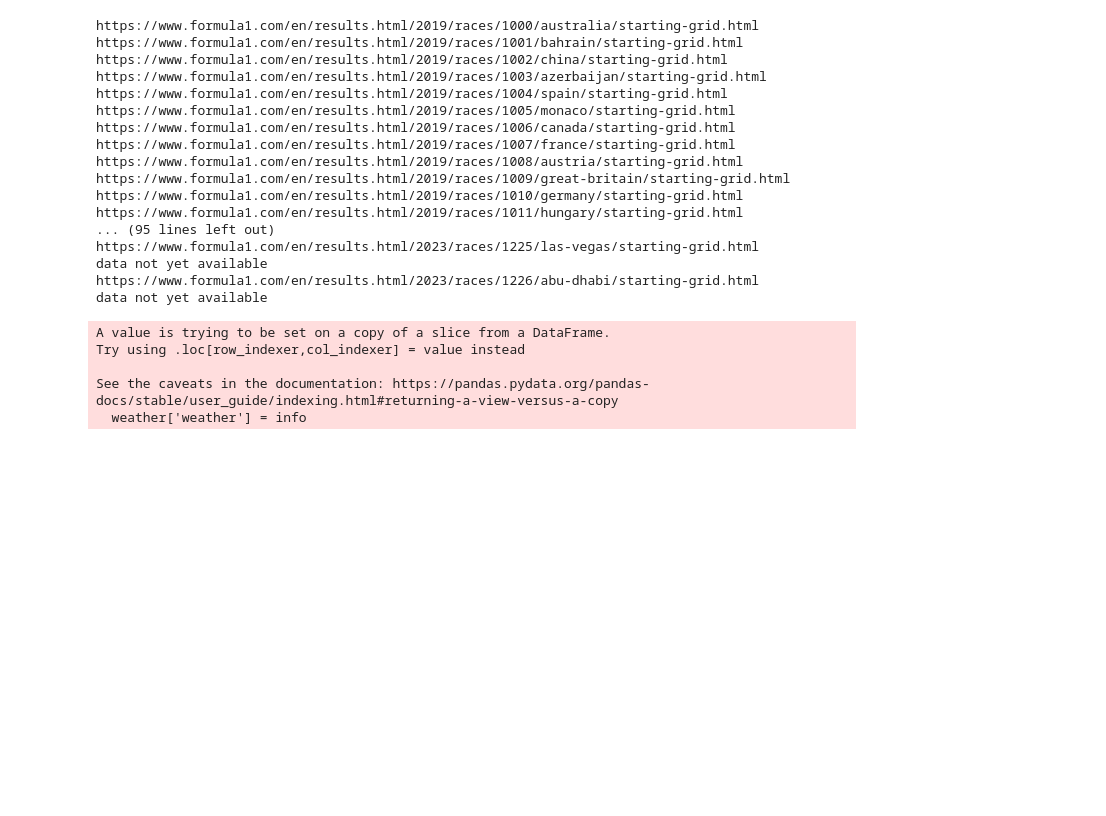
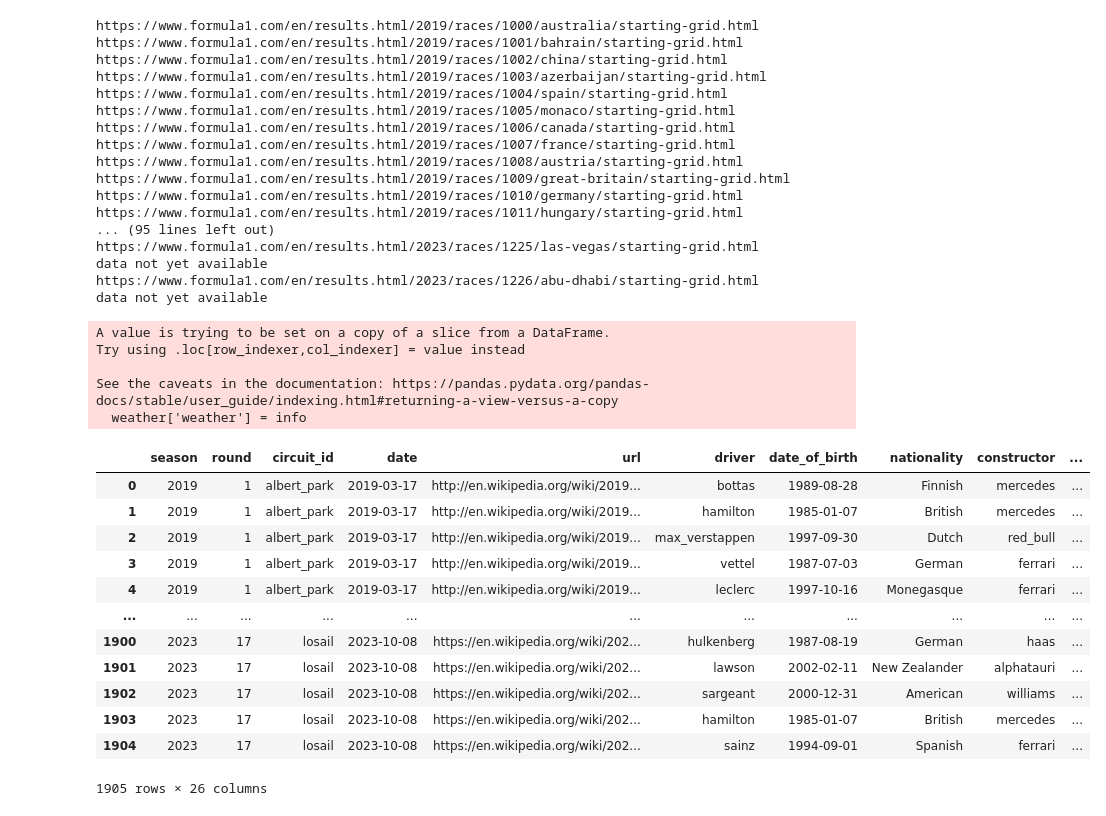
Before and after one commit to MauriceChiu7/573-f1, a Jupyter notebook: data_collection.ipynb, the cells around one changed output. Cells and saved outputs as stored; diff of their text form; code cells hidden in the pictures; blank space fills up the shorter version.

```diff
--- a/data_collection.ipynb
+++ b/data_collection.ipynb
@@ -582,3 +592,19 @@ final_df = pd.merge(df4, qualifying_results, how='inner',
 final_df.to_csv("./data/final_df.csv", sep=",", index=False)
 # %%
-# final_df = pd.read_csv("./data/final_df.csv")
+
+final_df = pd.read_csv("./data/final_df.csv")
+display(final_df)
+# %% [output]
+|  | season | round | circuit_id | date | url | driver | date_of_birth | nationality | constructor | ... |
+| 0 | 2019 | 1 | albert_park | 2019-03-17 | http://en.wikipedia.org/wiki/2019... | bottas | 1989-08-28 | Finnish | mercedes | ... |
+| 1 | 2019 | 1 | albert_park | 2019-03-17 | http://en.wikipedia.org/wiki/2019... | hamilton | 1985-01-07 | British | mercedes | ... |
+| 2 | 2019 | 1 | albert_park | 2019-03-17 | http://en.wikipedia.org/wiki/2019... | max_verstappen | 1997-09-30 | Dutch | red_bull | ... |
+| 3 | 2019 | 1 | albert_park | 2019-03-17 | http://en.wikipedia.org/wiki/2019... | vettel | 1987-07-03 | German | ferrari | ... |
+| 4 | 2019 | 1 | albert_park | 2019-03-17 | http://en.wikipedia.org/wiki/2019... | leclerc | 1997-10-16 | Monegasque | ferrari | ... |
+| ... | ... | ... | ... | ... | ... | ... | ... | ... | ... | ... |
+| 1900 | 2023 | 17 | losail | 2023-10-08 | https://en.wikipedia.org/wiki/202... | hulkenberg | 1987-08-19 | German | haas | ... |
+| 1901 | 2023 | 17 | losail | 2023-10-08 | https://en.wikipedia.org/wiki/202... | lawson | 2002-02-11 | New Zealander | alphatauri | ... |
+| 1902 | 2023 | 17 | losail | 2023-10-08 | https://en.wikipedia.org/wiki/202... | sargeant | 2000-12-31 | American | williams | ... |
+| 1903 | 2023 | 17 | losail | 2023-10-08 | https://en.wikipedia.org/wiki/202... | hamilton | 1985-01-07 | British | mercedes | ... |
+| 1904 | 2023 | 17 | losail | 2023-10-08 | https://en.wikipedia.org/wiki/202... | sainz | 1994-09-01 | Spanish | ferrari | ... |
+1905 rows × 26 columns
```
Also changed, not shown: parts of 1 cell of this notebook, 1 other file.
